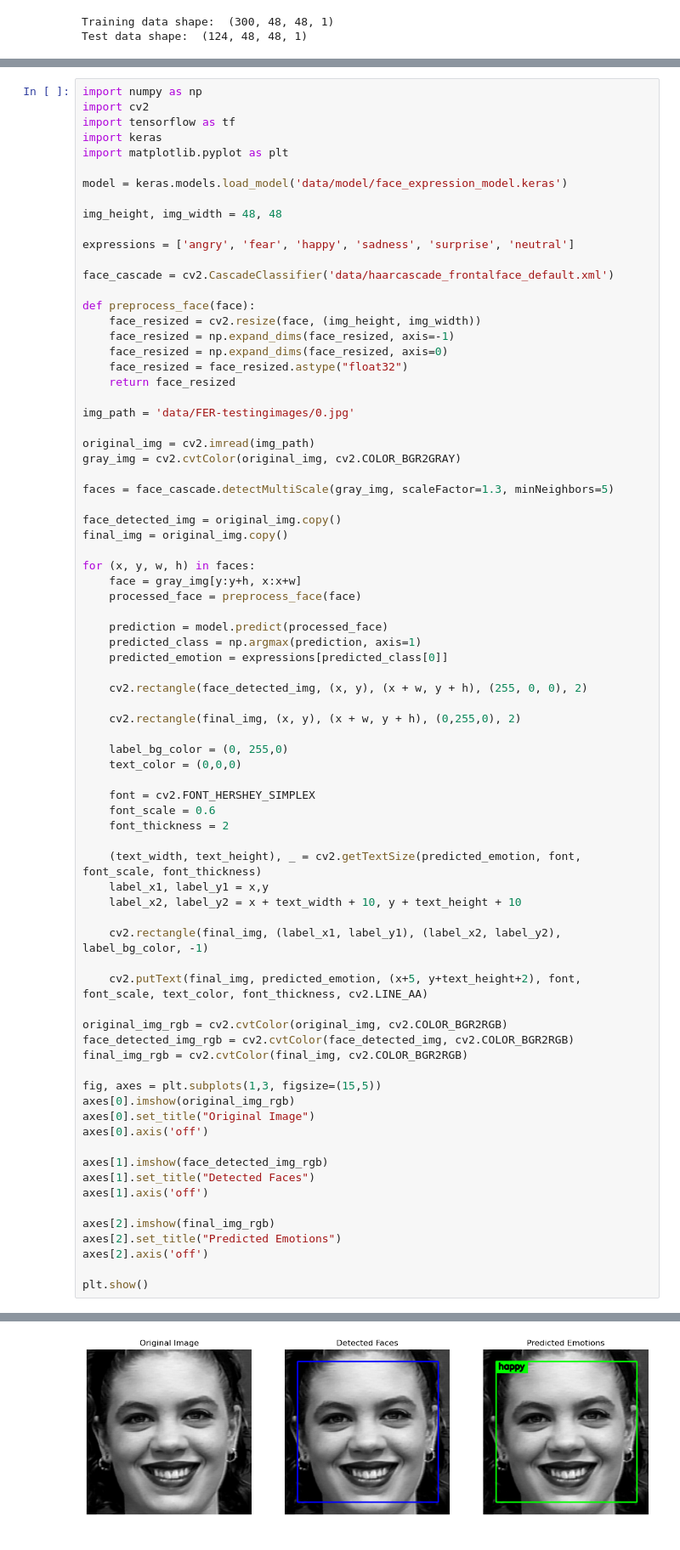
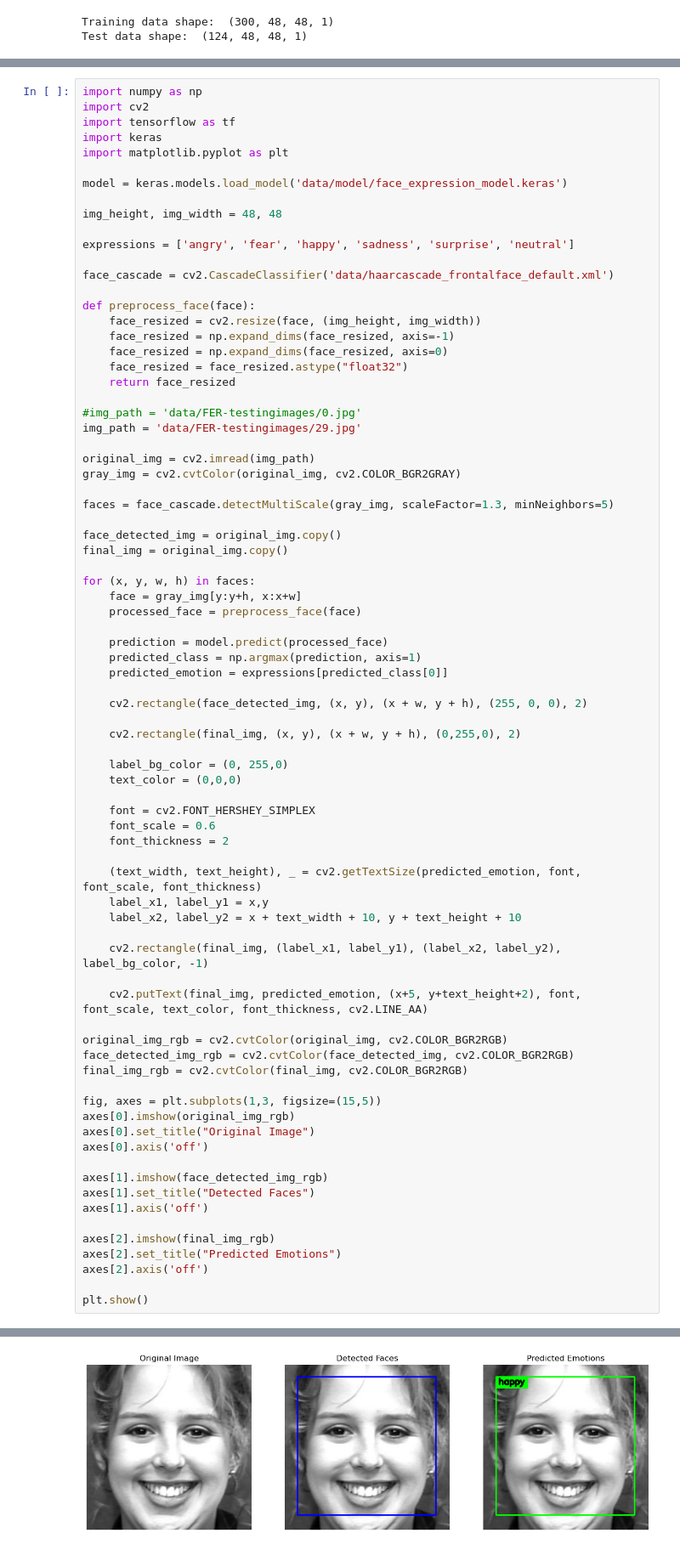
Before and after one commit to simon-sgr/uclan_lab, a Jupyter notebook: AI/Week14.ipynb, the cells around one changed output, grey strips where cells are left out. Shown at 85% size. Saved outputs shown, nothing was run; the diff lists cells and outputs as text.

```diff
--- a/AI/Week14.ipynb
+++ b/AI/Week14.ipynb
@@ -144,7 +144,8 @@ def preprocess_face(face):
     face_resized = face_resized.astype("float32")
     return face_resized
 
-img_path = 'data/FER-testingimages/0.jpg'
+#img_path = 'data/FER-testingimages/0.jpg'
+img_path = 'data/FER-testingimages/29.jpg'
 
 original_img = cv2.imread(img_path)
 gray_img = cv2.cvtColor(original_img, cv2.COLOR_BGR2GRAY)
@@ -204 +205 @@ plt.show()
-[figure, old version]
+[figure, new version]
```
Also changed, not shown: parts of 1 cell of this notebook, 9 other files.
